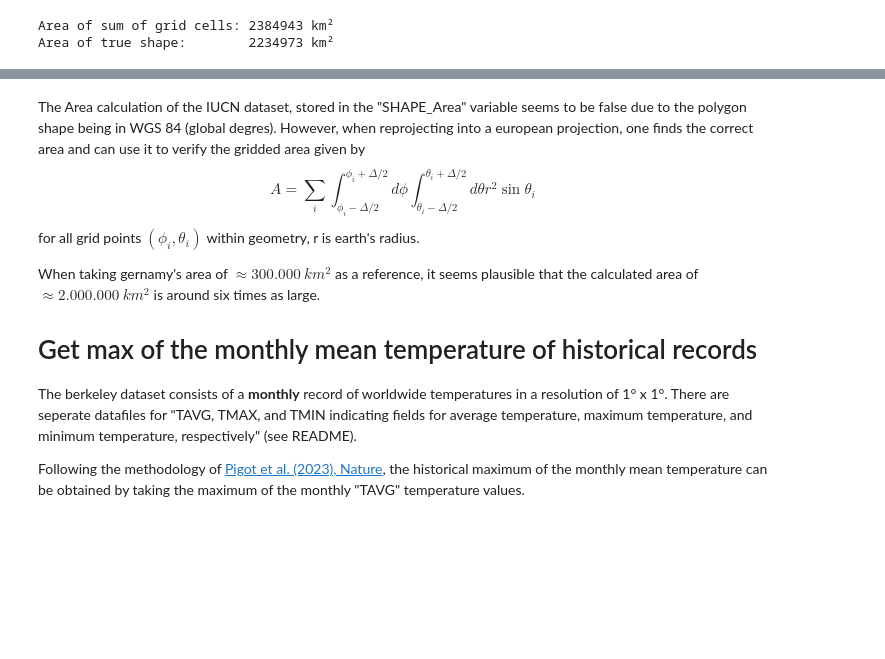
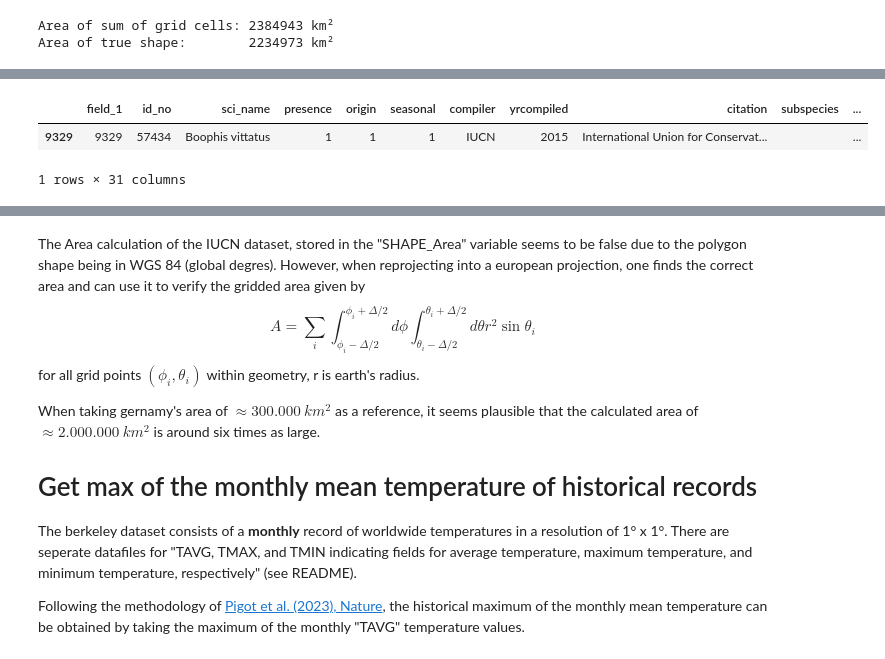
Before and after one commit to Copani/RedList_Climate, a Jupyter notebook: estimate_climate_niches.ipynb, the cells around one changed output, grey strips where cells are left out. Drawn from its saved outputs; the diff is of its cells as text; code cells hidden in the pictures; blank space fills up the shorter version.

```diff
--- a/estimate_climate_niches.ipynb
+++ b/estimate_climate_niches.ipynb
@@ -17,3 +17,5 @@ import warnings
 # Exploring the IUCN Rangemap dataset
 # %%
 amp = gpd.read_file('../Data/AMPHIBIANS/AMPHIBIANS.shp')
+# %%
+amp_coords = gpd.read_file('../Data/IUCN_AMPHIBIA_coords_run01.csv')
@@ -123,3 +147,15 @@ print('Area of true shape:        {} km²'.format(int(A_true)))
 # %% [output]
 Area of sum of grid cells: 2384943 km²
 Area of true shape:        2234973 km²
+# %%
+# reload points from df - write func to reload and calc climate niches.
+# a = amp_coords.loc[amp_coords['sci_name'] == 'Pelobates fuscus']
+a = amp_coords.iloc[[-1]]
+# points = shapely.points_from_xy(a['lon_lat_range'])
+string = a['lon_lat_range'].values[0]
+cleaned_string = string.replace('[', '').replace(']', '').replace('\n', '').split()
+result_array = np.fromstring(' '.join(cleaned_string), sep=' ')
+result_array = result_array.reshape((len(cleaned_string) // 2, 2))
+points = gpd.points_from_xy(result_array[:,0], result_array[:,1])
+points_df = gpd.GeoDataFrame(geometry = points, crs= '{}'.format(kk.crs))
+points_df.explore()
@@ -126,3 +164,9 @@ Area of true shape:        2234973 km²
+# %%
+a
+# %% [output]
+|  | field_1 | id_no | sci_name | presence | origin | seasonal | compiler | yrcompiled | citation | subspecies | ... |
+| 9329 | 9329 | 57434 | Boophis vittatus | 1 | 1 | 1 | IUCN | 2015 | International Union for Conservat... |  | ... |
+1 rows × 31 columns
 # %%
 # plot gridpoints
 map = kk.explore()
```
Also changed, not shown: parts of 18 cells of this notebook, 7 other files.
